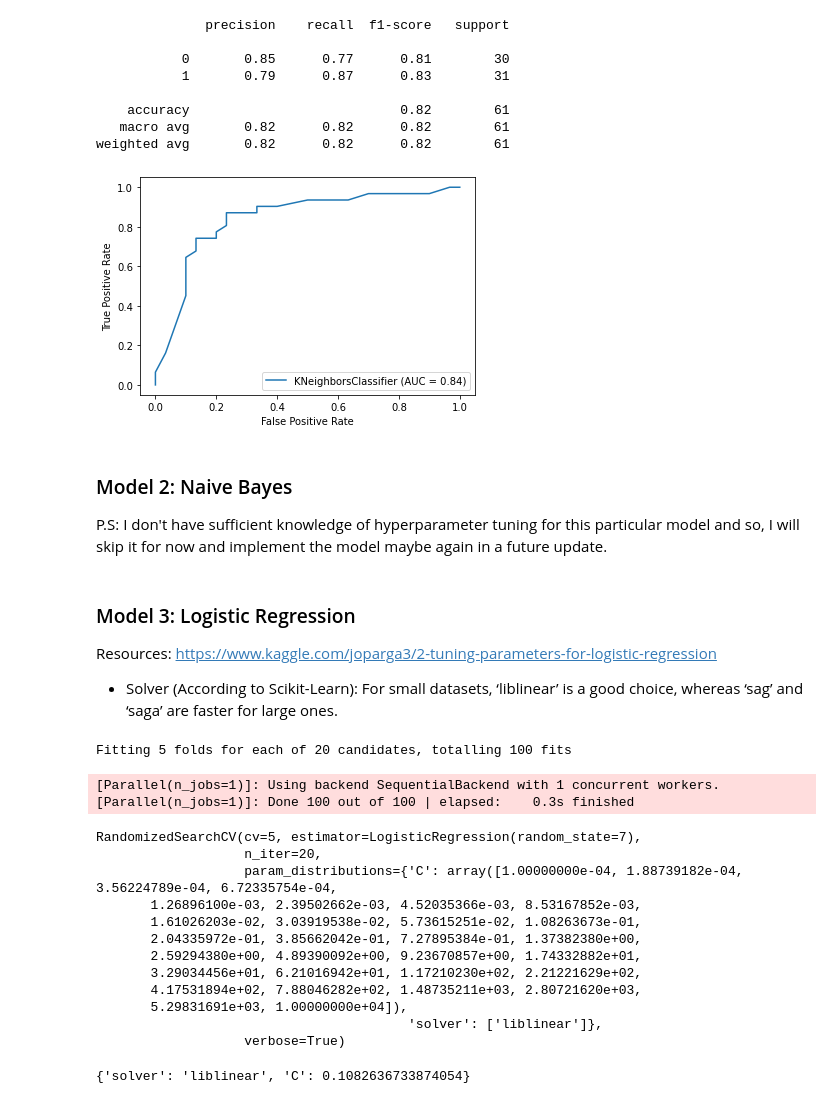
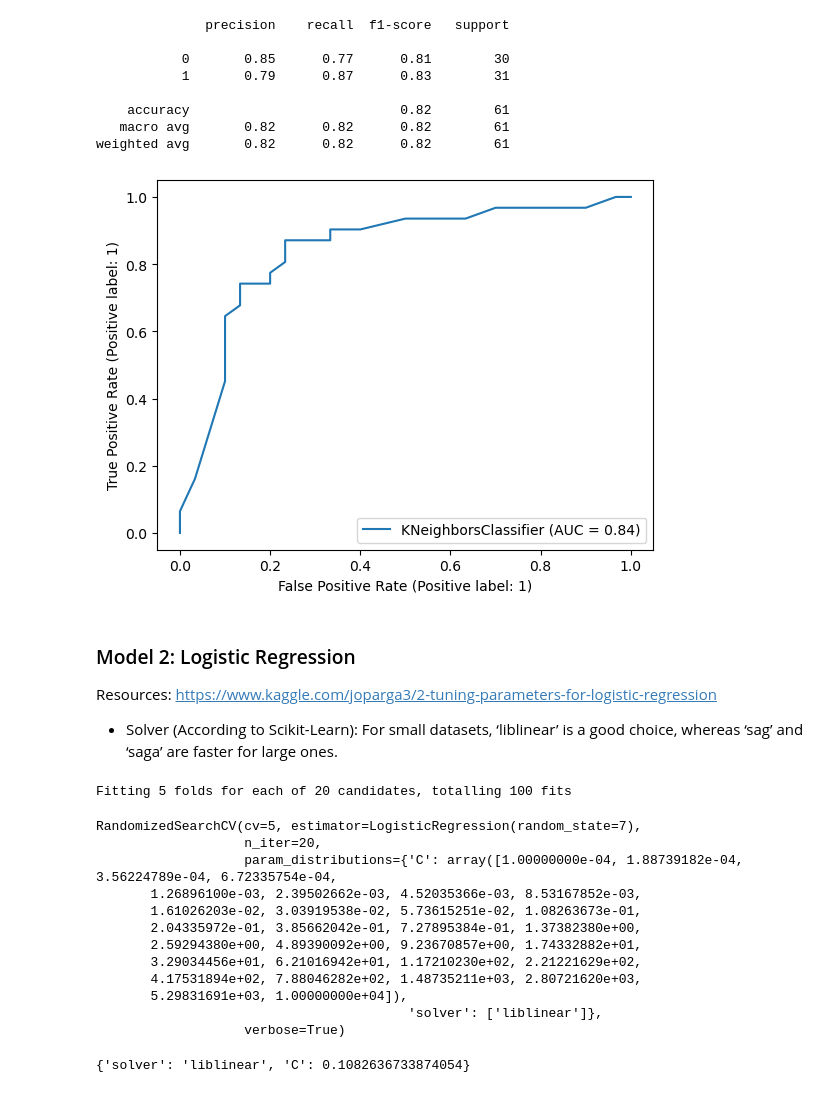
Before and after one commit to shaikhmuhammad7/ml-heart-disease-project, a Jupyter notebook: Heart-Disease-Project.ipynb, the cells around one changed output. Cells and saved outputs as stored; diff of their text form; code cells hidden in the pictures.

```diff
--- a/Heart-Disease-Project.ipynb
+++ b/Heart-Disease-Project.ipynb
@@ -310,5 +288,0 @@ X_test_mms = mms.fit_transform(X_test_ws ,y=None)
-# %%
-from catboost import CatBoostClassifier
-
-cb_clf = CatBoostClassifier()
-cb_clf.fit(X_train_mms, y_train)
@@ -576,15 +483,12 @@ print(classification_report(y_test, y_preds))
 weighted avg       0.82      0.82      0.82        61
 # %%
 ## Plot ROC curve and calculate AUC metric
-plot_roc_curve(clf_knn, X_test, y_test);
+RocCurveDisplay.from_estimator(clf_knn, X_test, y_test)
+plt.show()
 # %% [output]
-[figure, old version]
+[figure, new version]
-# %% [markdown]
-### Model 2: Naive Bayes
-
-P.S: I don't have sufficient knowledge of hyperparameter tuning for this particular model and so, I will skip it for now and implement the model maybe again in a future update.
 # %% [markdown]
-### Model 3: Logistic Regression
+### Model 2: Logistic Regression
 Resources: https://www.kaggle.com/joparga3/2-tuning-parameters-for-logistic-regression
 * Solver (According to Scikit-Learn): For small datasets, ‘liblinear’ is a good choice, whereas ‘sag’ and ‘saga’ are faster for large ones.
 # %%
@@ -602,20 +506,18 @@ rs_log_reg = RandomizedSearchCV(LogisticRegression(random_state=7),
 rs_log_reg.fit(X_train, y_train)
 # %% [output]
 Fitting 5 folds for each of 20 candidates, totalling 100 fits
-[Parallel(n_jobs=1)]: Using backend SequentialBackend with 1 concurrent workers.
-[Parallel(n_jobs=1)]: Done 100 out of 100 | elapsed:    0.3s finished
+RandomizedSearchCV(cv=5, estimator=LogisticRegression(random_state=7),
+                   n_iter=20,
+                   param_distributions={'C': array([1.00000000e-04, 1.88739182e-04, 3.56224789e-04, 6.72335754e-04,
+       1.26896100e-03, 2.39502662e-03, 4.52035366e-03, 8.53167852e-03,
+       1.61026203e-02, 3.03919538e-02, 5.73615251e-02, 1.08263673e-01,
+       2.04335972e-01, 3.85662042e-01, 7.27895384e-01, 1.37382380e+00,
+       2.59294380e+00, 4.89390092e+00, 9.23670857e+00, 1.74332882e+01,
+       3.29034456e+01, 6.21016942e+01, 1.17210230e+02, 2.21221629e+02,
+       4.17531894e+02, 7.88046282e+02, 1.48735211e+03, 2.80721620e+03,
+       5.29831691e+03, 1.00000000e+04]),
+                                        'solver': ['liblinear']},
+                   verbose=True)
-RandomizedSearchCV(cv=5, estimator=LogisticRegression(random_state=7),
-                   n_iter=20,
-                   param_distributions={'C': array([1.00000000e-04, 1.88739182e-04, 3.56224789e-04, 6.72335754e-04,
-       1.26896100e-03, 2.39502662e-03, 4.52035366e-03, 8.53167852e-03,
-       1.61026203e-02, 3.03919538e-02, 5.73615251e-02, 1.08263673e-01,
-       2.04335972e-01, 3.85662042e-01, 7.27895384e-01, 1.37382380e+00,
-       2.59294380e+00, 4.89390092e+00, 9.23670857e+00, 1.74332882e+01,
-       3.29034456e+01, 6.21016942e+01, 1.17210230e+02, 2.21221629e+02,
-       4.17531894e+02, 7.88046282e+02, 1.48735211e+03, 2.80721620e+03,
-       5.29831691e+03, 1.00000000e+04]),
-                                        'solver': ['liblinear']},
-                   verbose=True)
 # %%
 rs_log_reg.best_params_
 # %% [output]
```
Also changed, not shown: parts of 36 cells of this notebook.
